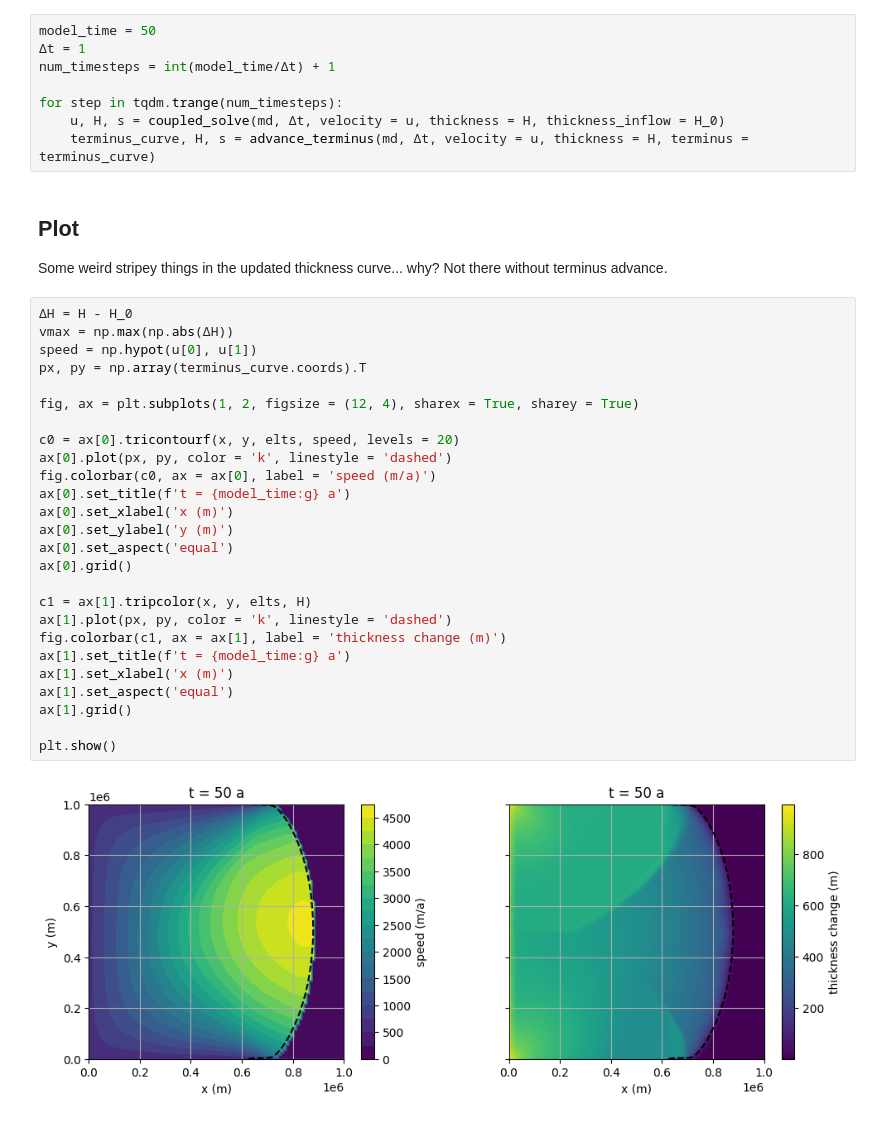
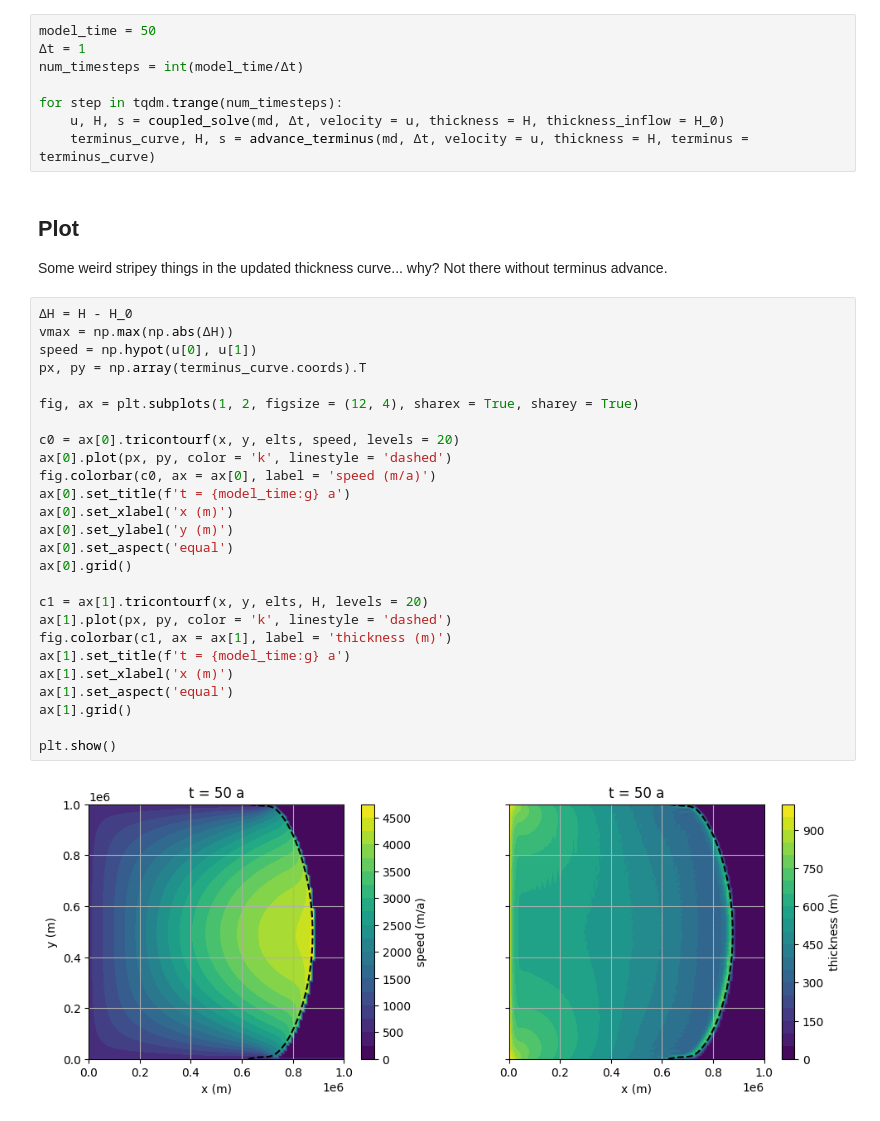
Before and after one commit to chrismiele/glimmer, a Jupyter notebook: issm/square_ice_shelf_moving_front_SSA.ipynb, the cells around one changed output. Cells and saved outputs as stored; diff of their text form.

```diff
--- a/issm/square_ice_shelf_moving_front_SSA.ipynb
+++ b/issm/square_ice_shelf_moving_front_SSA.ipynb
@@ -124,7 +125,7 @@ Using icepack-style timestepping.
 # %%
 model_time = 50
 Δt = 1
-num_timesteps = int(model_time/Δt) + 1
+num_timesteps = int(model_time/Δt)
 
 for step in tqdm.trange(num_timesteps):
     u, H, s = coupled_solve(md, Δt, velocity = u, thickness = H, thickness_inflow = H_0)
@@ -136,28 +137,28 @@ Some weird stripey things in the updated thickness curve... why? Not there witho
 # %%
 ΔH = H - H_0
 vmax = np.max(np.abs(ΔH))
 speed = np.hypot(u[0], u[1])
 px, py = np.array(terminus_curve.coords).T
 
 fig, ax = plt.subplots(1, 2, figsize = (12, 4), sharex = True, sharey = True)
 
 c0 = ax[0].tricontourf(x, y, elts, speed, levels = 20)
 ax[0].plot(px, py, color = 'k', linestyle = 'dashed')
 fig.colorbar(c0, ax = ax[0], label = 'speed (m/a)')
 ax[0].set_title(f't = {model_time:g} a')
 ax[0].set_xlabel('x (m)')
 ax[0].set_ylabel('y (m)')
 ax[0].set_aspect('equal')
 ax[0].grid()
 
-c1 = ax[1].tripcolor(x, y, elts, H)
+c1 = ax[1].tricontourf(x, y, elts, H, levels = 20)
 ax[1].plot(px, py, color = 'k', linestyle = 'dashed')
-fig.colorbar(c1, ax = ax[1], label = 'thickness change (m)')
+fig.colorbar(c1, ax = ax[1], label = 'thickness (m)')
 ax[1].set_title(f't = {model_time:g} a')
 ax[1].set_xlabel('x (m)')
 ax[1].set_aspect('equal')
 ax[1].grid()
 
 plt.show()
 # %% [output]
-[figure, old version]
+[figure, new version]
```
Also changed, not shown: parts of 1 cell of this notebook.
